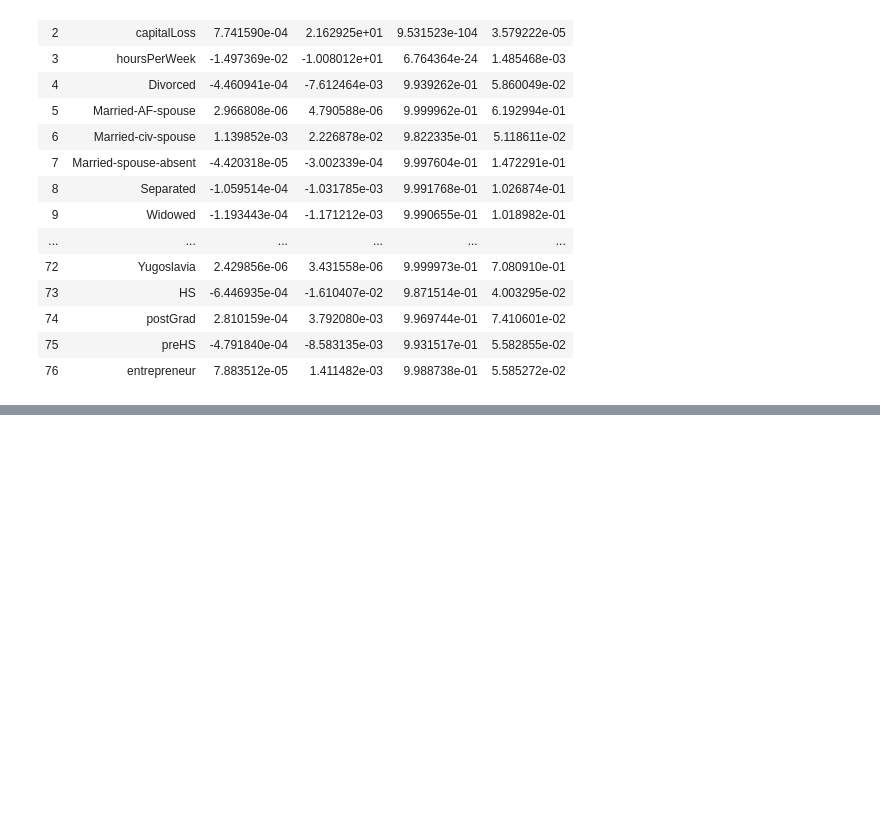
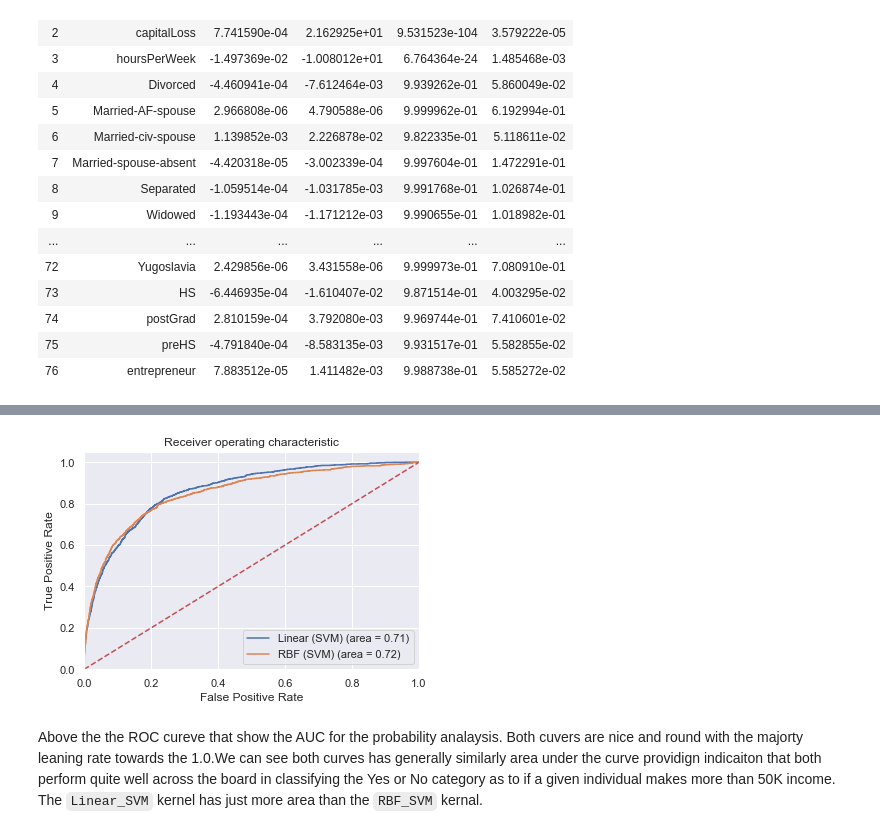
Before and after one commit to davidshaw2018/SMU-MSDS-Projects, a Jupyter notebook: Income_Classification/SVMs_and_Logit.ipynb, the cells around one changed output, grey strips where cells are left out. Drawn from its saved outputs; the diff is of its cells as text; code cells hidden in the pictures; blank space fills up the shorter version.

```diff
--- a/Income_Classification/SVMs_and_Logit.ipynb
+++ b/Income_Classification/SVMs_and_Logit.ipynb
@@ -593,0 +519,6 @@ class modified_logreg:
+# %%
+from sklearn.model_selection import train_test_split
+from sklearn import metrics
+from sklearn.metrics import accuracy_score
+
+X_train, X_test, y_train, y_test = train_test_split(X, y, test_size=0.2, random_state=0)
@@ -593,0 +568,14 @@ class modified_logreg:
+# %%
+from sklearn.preprocessing import MinMaxScaler
+start = time.time()
+scaler = MinMaxScaler()
+X_train_scaled = scaler.fit_transform(X_train)
+X_test_scaled = scaler.fit_transform(X_test)
+
+svc = SVC()
+svc.fit(X_train_scaled, y_train)
+end = time.time()
+print("Model Training Time="+str(end-start)+"s")
+
+print("SVM - Scaler Training accuracy:  {:.3f}".format(svc.score(X_train_scaled, y_train)))
+print("SVM - Scaler Testing accuracy:  {:.3f}".format(svc.score(X_test_scaled, y_test)))
@@ -634,0 +1146,26 @@ All other variables have significance at a .05 alpha level suggesting that all o
+# %%
+# https://github.com/naivelogic/Machine_Learning_Notebooks/blob/e0cf78b15c15f433d7d9d35dc7ad30cfe4d8cfda/Titanic%20Survival%20Prediction.ipynb
+from sklearn.metrics import roc_auc_score
+from sklearn.metrics import roc_curve
+
+linear_gsv_roc_auc = roc_auc_score(y_test, linear_gsv_classifier.predict(X_test_scaled))
+linear_gsv_fpr, linear_gsv_tpr, linear_gsv_thresholds = roc_curve(y_test, linear_gsv_classifier.predict_proba(X_test_scaled)[:,1])
+
+rbf_roc_auc = roc_auc_score(y_test, rbf_gsv_classifier_.predict(X_test_scaled))
+rbf_fpr, rbf_tpr, rbf_thresholds = roc_curve(y_test, rbf_gsv_classifier_.predict_proba(X_test_scaled)[:,1])
+
+plt.figure()
+plt.plot(linear_gsv_fpr, linear_gsv_tpr, label='Linear (SVM) (area = %0.2f)' % linear_gsv_roc_auc)
+plt.plot(rbf_fpr, rbf_tpr, label='RBF (SVM) (area = %0.2f)' % rbf_roc_auc)
+plt.plot([0, 1], [0, 1],'r--')
+plt.xlim([0.0, 1.0])
+plt.ylim([0.0, 1.05])
+plt.xlabel('False Positive Rate')
+plt.ylabel('True Positive Rate')
+plt.title('Receiver operating characteristic')
+plt.legend(loc="lower right")
+plt.savefig('ROC')
+# %% [output]
+[figure, added]
+# %% [markdown]
+Above the the ROC cureve that show the AUC for the probability analaysis. Both cuvers are nice and round with the majorty leaning rate towards the 1.0.We can see both curves has generally similarly area under the curve providign indicaiton that both perform quite well across the board in classifying the Yes or No category as to if a given individual makes more than 50K income. The `Linear_SVM` kernel has just more area than the `RBF_SVM` kernal.
```
Also changed, not shown: parts of 104 cells of this notebook.
